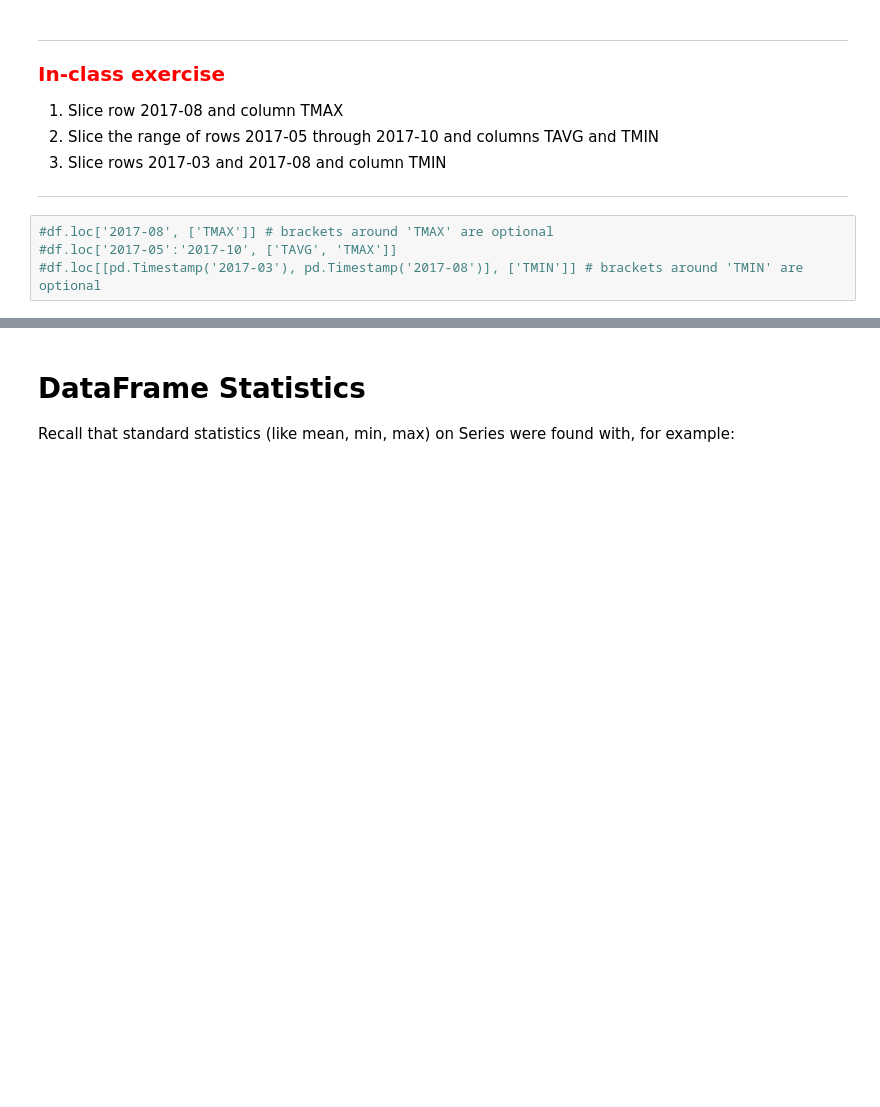
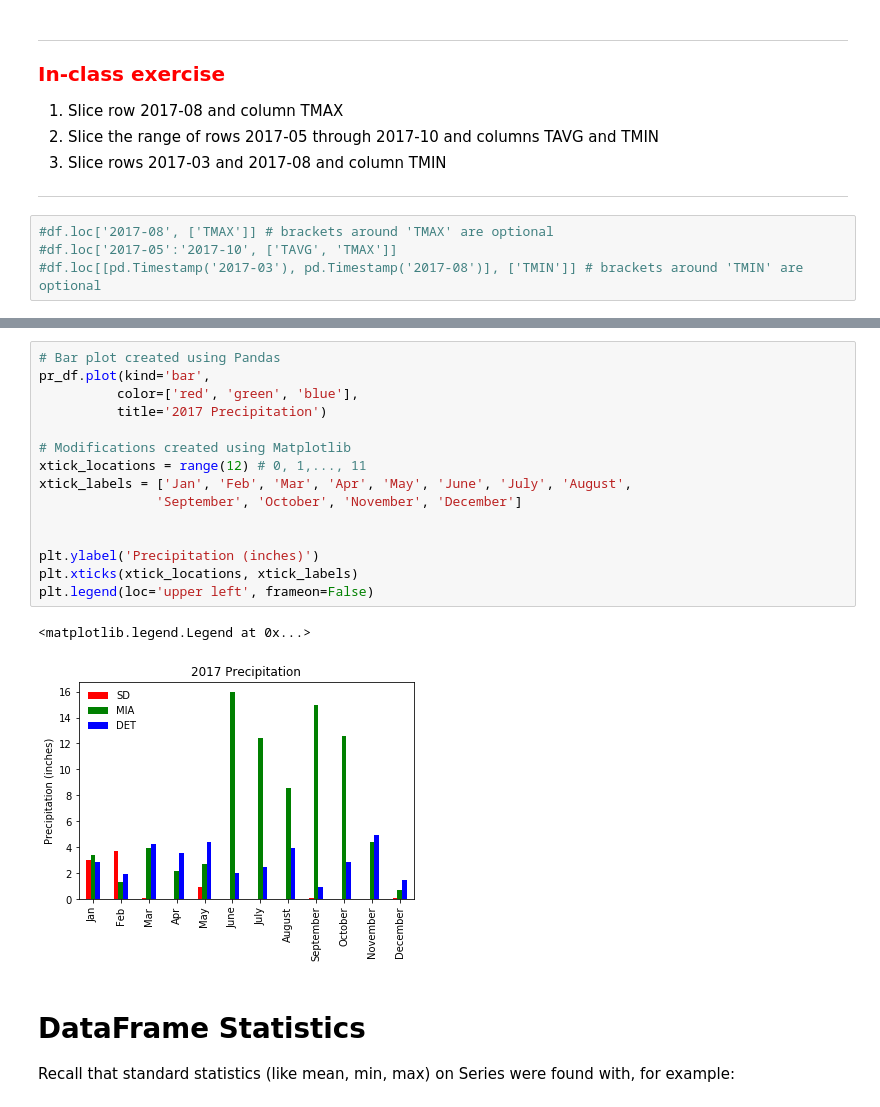
Before and after one commit to neil-berg/climate-data-analyses, a Jupyter notebook: lectures/AOS51_2019W_#2_KEY.ipynb, the cells around one changed output, grey strips where cells are left out. Cells and saved outputs as stored; diff of their text form; blank space fills up the shorter version.

```diff
--- a/lectures/AOS51_2019W_#2_KEY.ipynb
+++ b/lectures/AOS51_2019W_#2_KEY.ipynb
@@ -309,3 +365,21 @@ df.loc['2017-01':'2017-05', ['TMIN', 'TMAX']]
+# %%
+# Bar plot created using Pandas
+pr_df.plot(kind='bar',
+          color=['red', 'green', 'blue'],
+          title='2017 Precipitation')
+
+# Modifications created using Matplotlib
+xtick_locations = range(12) # 0, 1,..., 11
+xtick_labels = ['Jan', 'Feb', 'Mar', 'Apr', 'May', 'June', 'July', 'August',
+               'September', 'October', 'November', 'December']
+
+
+plt.ylabel('Precipitation (inches)')
+plt.xticks(xtick_locations, xtick_labels)
+plt.legend(loc='upper left', frameon=False)
+# %% [output]
+<matplotlib.legend.Legend at 0x...>
+[figure, added]
 # %% [markdown]
 # DataFrame Statistics
 
```
Also changed, not shown: parts of 38 cells of this notebook.
